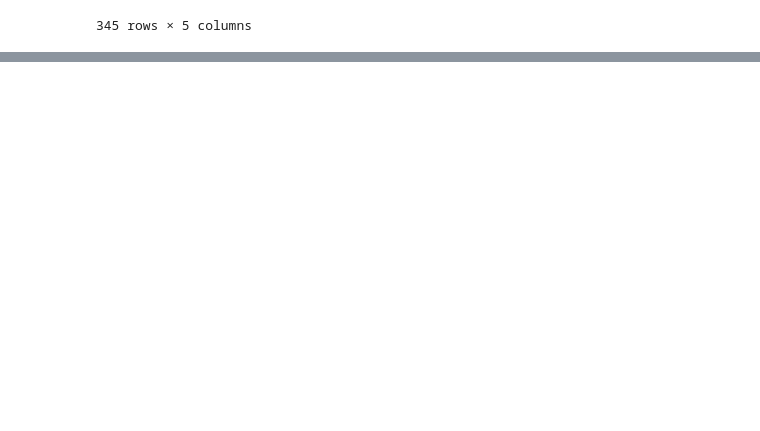
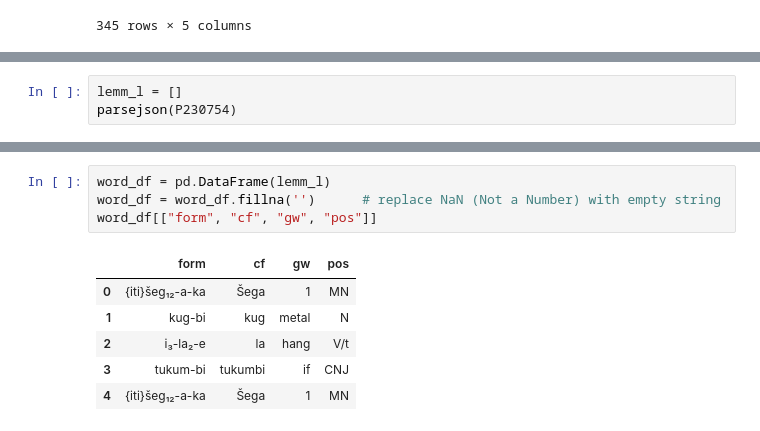
Before and after one commit to niekveldhuis/CTWAG2017, a Jupyter notebook: Acquisition.ipynb, the cells around one changed output, grey strips where cells are left out. Cells and saved outputs as stored; diff of their text form; blank space fills up the shorter version.

```diff
--- a/Acquisition.ipynb
+++ b/Acquisition.ipynb
@@ -273,0 +329,3 @@ text
+# %%
+lemm_l = []
+parsejson(P230754)
@@ -273,0 +352,11 @@ text
+# %%
+word_df = pd.DataFrame(lemm_l)
+word_df = word_df.fillna('')      # replace NaN (Not a Number) with empty string
+word_df[["form", "cf", "gw", "pos"]]
+# %% [output]
+|  | form | cf | gw | pos |
+| 0 | {iti}šeg₁₂-a-ka | Šega | 1 | MN |
+| 1 | kug-bi | kug | metal | N |
+| 2 | i₃-la₂-e | la | hang | V/t |
+| 3 | tukum-bi | tukumbi | if | CNJ |
+| 4 | {iti}šeg₁₂-a-ka | Šega | 1 | MN |
```
Also changed, not shown: parts of 17 cells of this notebook, 1 other file.
